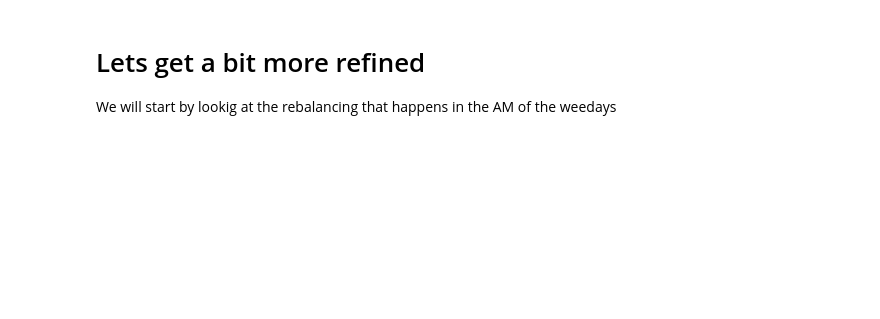
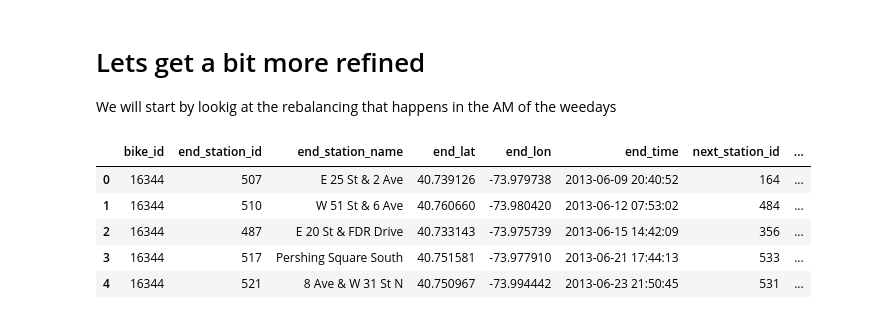
Before and after one commit to charles-v-phillips/citibike, a Jupyter notebook: charles/eda/playing_with_pydeck.ipynb, the cells around one changed output. Drawn from its saved outputs; the diff is of its cells as text; code cells hidden in the pictures; blank space fills up the shorter version.

```diff
--- a/charles/eda/playing_with_pydeck.ipynb
+++ b/charles/eda/playing_with_pydeck.ipynb
@@ -144,0 +99,11 @@ weekend_phantom = phantom[phantom['end_day'].isin([1,7])]
+# %%
+phantom3 = pd.read_parquet('./../data/phantom3.parquet')
+# %%
+phantom3.head()
+# %% [output]
+|  | bike_id | end_station_id | end_station_name | end_lat | end_lon | end_time | next_station_id | ... |
+| 0 | 16344 | 507 | E 25 St & 2 Ave | 40.739126 | -73.979738 | 2013-06-09 20:40:52 | 164 | ... |
+| 1 | 16344 | 510 | W 51 St & 6 Ave | 40.760660 | -73.980420 | 2013-06-12 07:53:02 | 484 | ... |
+| 2 | 16344 | 487 | E 20 St & FDR Drive | 40.733143 | -73.975739 | 2013-06-15 14:42:09 | 356 | ... |
+| 3 | 16344 | 517 | Pershing Square South | 40.751581 | -73.977910 | 2013-06-21 17:44:13 | 533 | ... |
+| 4 | 16344 | 521 | 8 Ave & W 31 St N | 40.750967 | -73.994442 | 2013-06-23 21:50:45 | 531 | ... |
```
Also changed, not shown: parts of 15 cells of this notebook, 7 other files.
